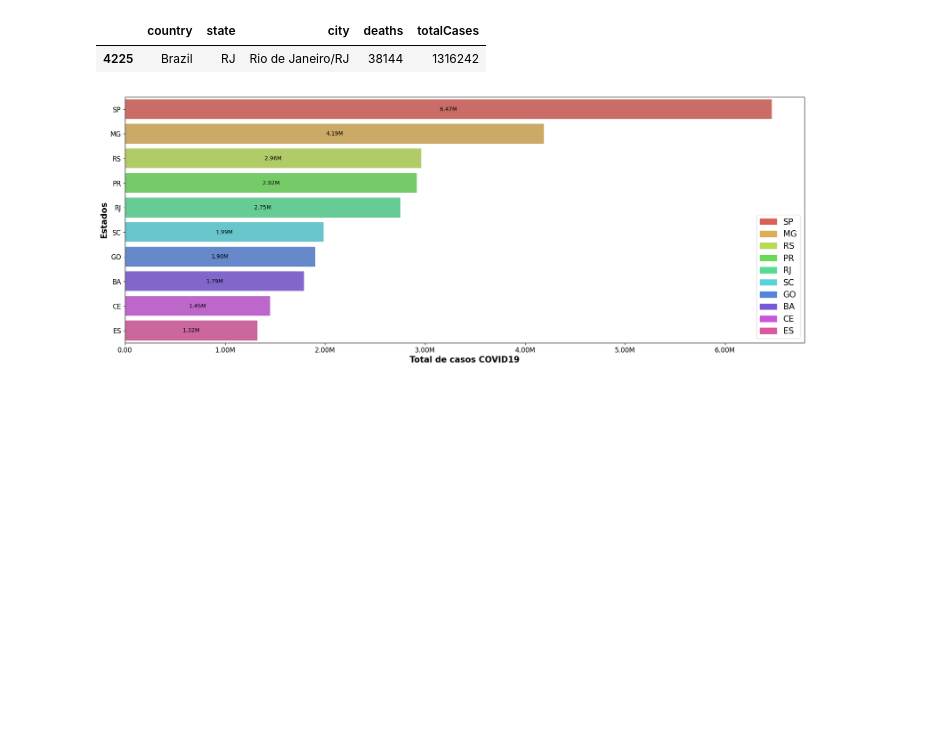
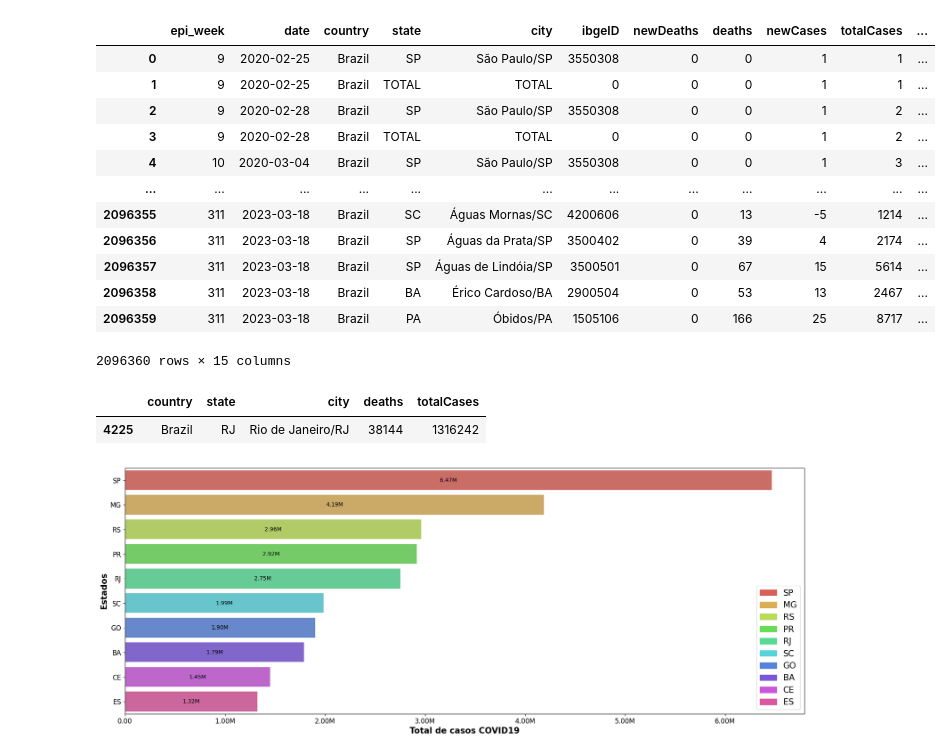
Before and after one commit to GabrielBF1/Ada_Project_Avancado, a Jupyter notebook: code/dataset.ipynb, the cells around one changed output. Cells and saved outputs as stored; diff of their text form; code cells hidden in the pictures; blank space fills up the shorter version.

```diff
--- a/code/dataset.ipynb
+++ b/code/dataset.ipynb
@@ -37,3 +59,19 @@ covid_dataset_state
+# %%
+covid_dataset_time_total
+# %% [output]
+|  | epi_week | date | country | state | city | ibgeID | newDeaths | deaths | newCases | totalCases | ... |
+| 0 | 9 | 2020-02-25 | Brazil | SP | São Paulo/SP | 3550308 | 0 | 0 | 1 | 1 | ... |
+| 1 | 9 | 2020-02-25 | Brazil | TOTAL | TOTAL | 0 | 0 | 0 | 1 | 1 | ... |
+| 2 | 9 | 2020-02-28 | Brazil | SP | São Paulo/SP | 3550308 | 0 | 0 | 1 | 2 | ... |
+| 3 | 9 | 2020-02-28 | Brazil | TOTAL | TOTAL | 0 | 0 | 0 | 1 | 2 | ... |
+| 4 | 10 | 2020-03-04 | Brazil | SP | São Paulo/SP | 3550308 | 0 | 0 | 1 | 3 | ... |
+| ... | ... | ... | ... | ... | ... | ... | ... | ... | ... | ... | ... |
+| 2096355 | 311 | 2023-03-18 | Brazil | SC | Águas Mornas/SC | 4200606 | 0 | 13 | -5 | 1214 | ... |
+| 2096356 | 311 | 2023-03-18 | Brazil | SP | Águas da Prata/SP | 3500402 | 0 | 39 | 4 | 2174 | ... |
+| 2096357 | 311 | 2023-03-18 | Brazil | SP | Águas de Lindóia/SP | 3500501 | 0 | 67 | 15 | 5614 | ... |
+| 2096358 | 311 | 2023-03-18 | Brazil | BA | Érico Cardoso/BA | 2900504 | 0 | 53 | 13 | 2467 | ... |
+| 2096359 | 311 | 2023-03-18 | Brazil | PA | Óbidos/PA | 1505106 | 0 | 166 | 25 | 8717 | ... |
+2096360 rows × 15 columns
 # %%
 covid_dataset_cities = covid_dataset_cities.drop(columns=['ibgeID', 'deaths_per_100k_inhabitants', 'totalCases_per_100k_inhabitants', 'deaths_by_totalCases', '_source', 'date', 'newCases', 'newDeaths', 'last_info_date'])
 covid_dataset_cities[covid_dataset_cities['totalCases'] == covid_dataset_cities['totalCases'].max()]
```
Also changed, not shown: parts of 6 cells of this notebook.
